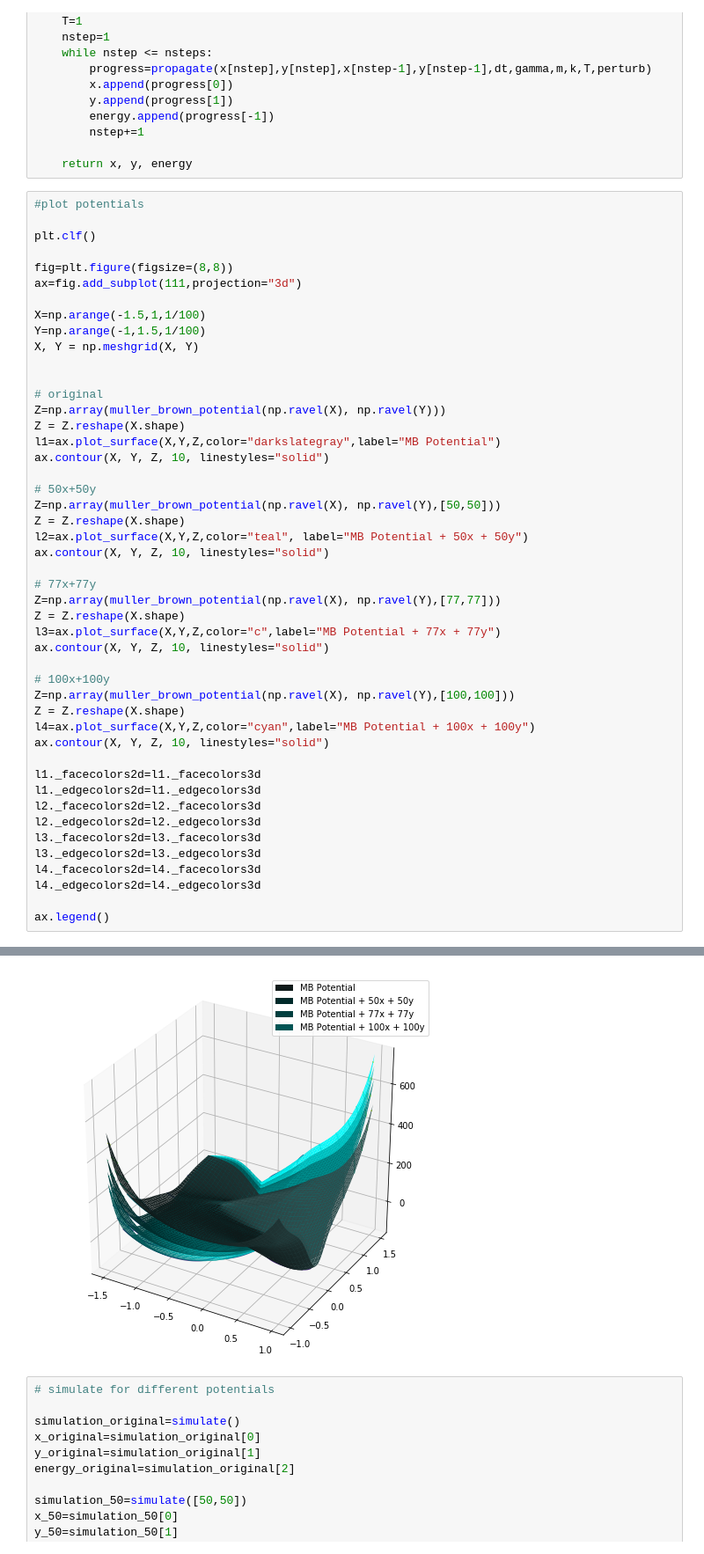
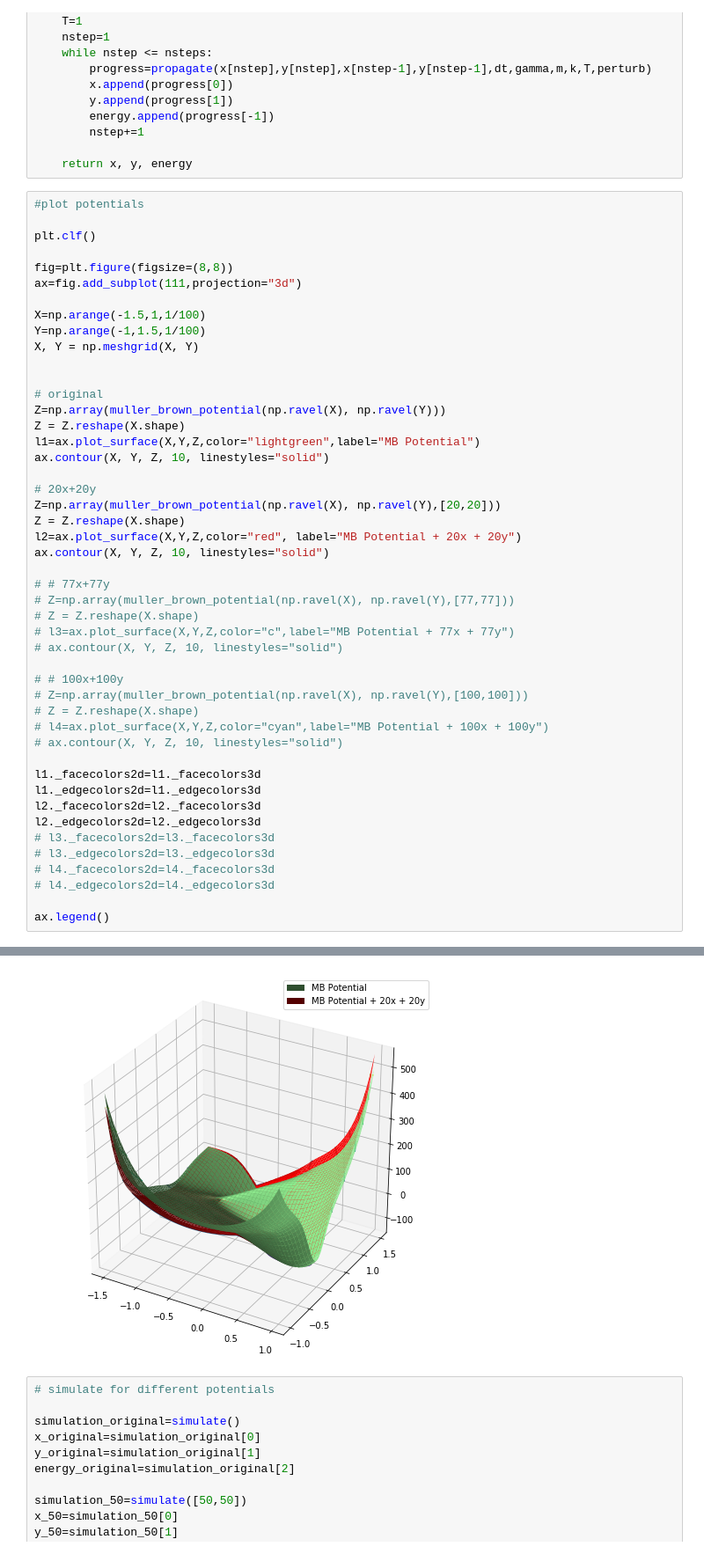
Before and after one commit to chewycharis/work-in-dinner-group-2019, a Jupyter notebook: DGA-Perturbation/jupyter-notebooks/Muller-Brown Potential .ipynb, the cells around one changed output, grey strips where cells are left out. Shown at 88% size. Saved outputs shown, nothing was run; the diff lists cells and outputs as text.

```diff
--- a/DGA-Perturbation/jupyter-notebooks/Muller-Brown Potential .ipynb
+++ b/DGA-Perturbation/jupyter-notebooks/Muller-Brown Potential .ipynb
@@ -116,52 +116,52 @@ def simulate(perturb=None):
 
 plt.clf()
 
 fig=plt.figure(figsize=(8,8))
 ax=fig.add_subplot(111,projection="3d")
 
 X=np.arange(-1.5,1,1/100)
 Y=np.arange(-1,1.5,1/100)
 X, Y = np.meshgrid(X, Y)
 
 
 # original
 Z=np.array(muller_brown_potential(np.ravel(X), np.ravel(Y)))
 Z = Z.reshape(X.shape)
-l1=ax.plot_surface(X,Y,Z,color="darkslategray",label="MB Potential")
+l1=ax.plot_surface(X,Y,Z,color="lightgreen",label="MB Potential")
 ax.contour(X, Y, Z, 10, linestyles="solid")
 
-# 50x+50y
-Z=np.array(muller_brown_potential(np.ravel(X), np.ravel(Y),[50,50]))
+# 20x+20y
+Z=np.array(muller_brown_potential(np.ravel(X), np.ravel(Y),[20,20]))
 Z = Z.reshape(X.shape)
-l2=ax.plot_surface(X,Y,Z,color="teal", label="MB Potential + 50x + 50y")
+l2=ax.plot_surface(X,Y,Z,color="red", label="MB Potential + 20x + 20y")
 ax.contour(X, Y, Z, 10, linestyles="solid")
 
-# 77x+77y
-Z=np.array(muller_brown_potential(np.ravel(X), np.ravel(Y),[77,77]))
-Z = Z.reshape(X.shape)
-l3=ax.plot_surface(X,Y,Z,color="c",label="MB Potential + 77x + 77y")
-ax.contour(X, Y, Z, 10, linestyles="solid")
+# # 77x+77y
+# Z=np.array(muller_brown_potential(np.ravel(X), np.ravel(Y),[77,77]))
+# Z = Z.reshape(X.shape)
+# l3=ax.plot_surface(X,Y,Z,color="c",label="MB Potential + 77x + 77y")
+# ax.contour(X, Y, Z, 10, linestyles="solid")
 
-# 100x+100y
-Z=np.array(muller_brown_potential(np.ravel(X), np.ravel(Y),[100,100]))
-Z = Z.reshape(X.shape)
-l4=ax.plot_surface(X,Y,Z,color="cyan",label="MB Potential + 100x + 100y")
-ax.contour(X, Y, Z, 10, linestyles="solid")
+# # 100x+100y
+# Z=np.array(muller_brown_potential(np.ravel(X), np.ravel(Y),[100,100]))
+# Z = Z.reshape(X.shape)
+# l4=ax.plot_surface(X,Y,Z,color="cyan",label="MB Potential + 100x + 100y")
+# ax.contour(X, Y, Z, 10, linestyles="solid")
 
 l1._facecolors2d=l1._facecolors3d
 l1._edgecolors2d=l1._edgecolors3d
 l2._facecolors2d=l2._facecolors3d
 l2._edgecolors2d=l2._edgecolors3d
-l3._facecolors2d=l3._facecolors3d
-l3._edgecolors2d=l3._edgecolors3d
-l4._facecolors2d=l4._facecolors3d
-l4._edgecolors2d=l4._edgecolors3d
+# l3._facecolors2d=l3._facecolors3d
+# l3._edgecolors2d=l3._edgecolors3d
+# l4._facecolors2d=l4._facecolors3d
+# l4._edgecolors2d=l4._edgecolors3d
 
 ax.legend()
 # %% [output]
 <matplotlib.legend.Legend at 0x...>
 <Figure size 432x288 with 0 Axes>
-[figure, old version]
+[figure, new version]
 # %%
 # simulate for different potentials
 
```
Also changed, not shown: parts of 1 cell of this notebook, 12 other files.
